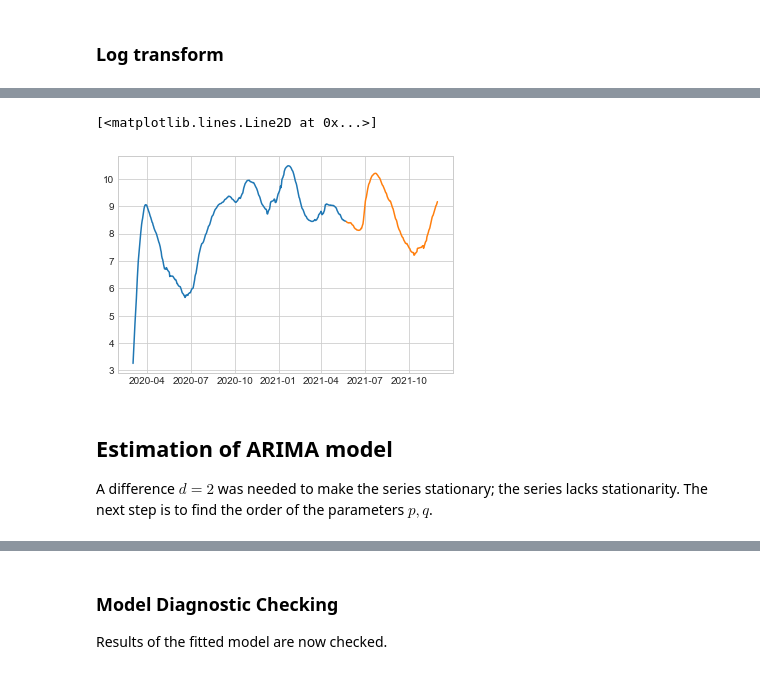
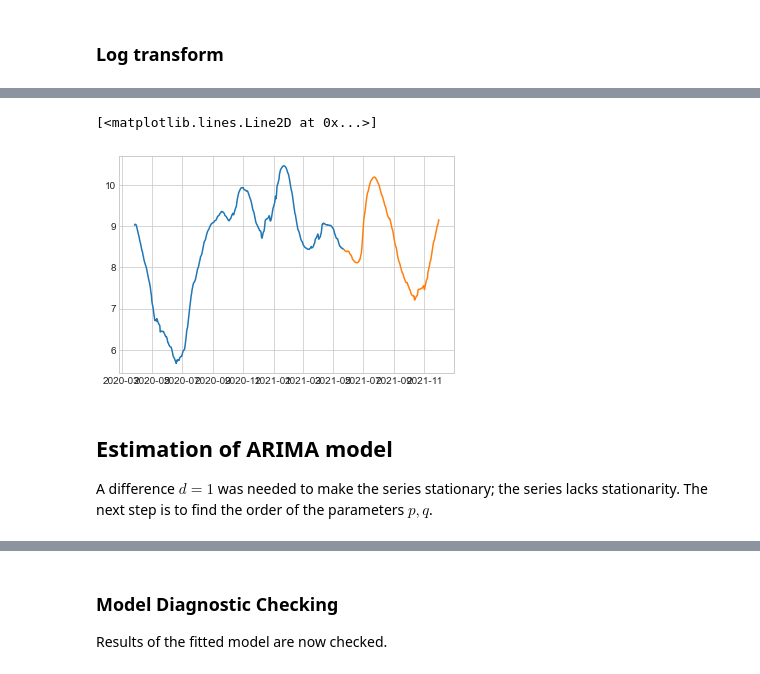
Before and after one commit to marialonsogar/COVID-Dynamics-Model-Comparison, a Jupyter notebook: modeling/ARIMA-COVID-Spain.ipynb, the cells around one changed output, grey strips where cells are left out. Cells and saved outputs as stored; diff of their text form; code cells hidden in the pictures.

```diff
--- a/modeling/ARIMA-COVID-Spain.ipynb
+++ b/modeling/ARIMA-COVID-Spain.ipynb
@@ -1073,13 +1086,14 @@ The first differenced series is stationary.
 # %%
 log_df_ma = np.log(df_ma)
 log_train_ma, log_test_ma = train_test_split(log_df_ma, test_size=0.3)
+log_train_ma = log_train_ma[25:]
 plt.plot(log_train_ma)
 plt.plot(log_test_ma)
 # %% [output]
 [<matplotlib.lines.Line2D at 0x...>]
-[figure, old version]
+[figure, new version]
 # %% [markdown]
 ## Estimation of ARIMA model
 
-A difference $d=2$ was needed to make the series stationary; the series lacks stationarity. The next step is to find the order of the parameters $p,q$.
+A difference $d=1$ was needed to make the series stationary; the series lacks stationarity. The next step is to find the order of the parameters $p,q$.
 # %%
```
Also changed, not shown: parts of 58 cells of this notebook, 18 other files.
